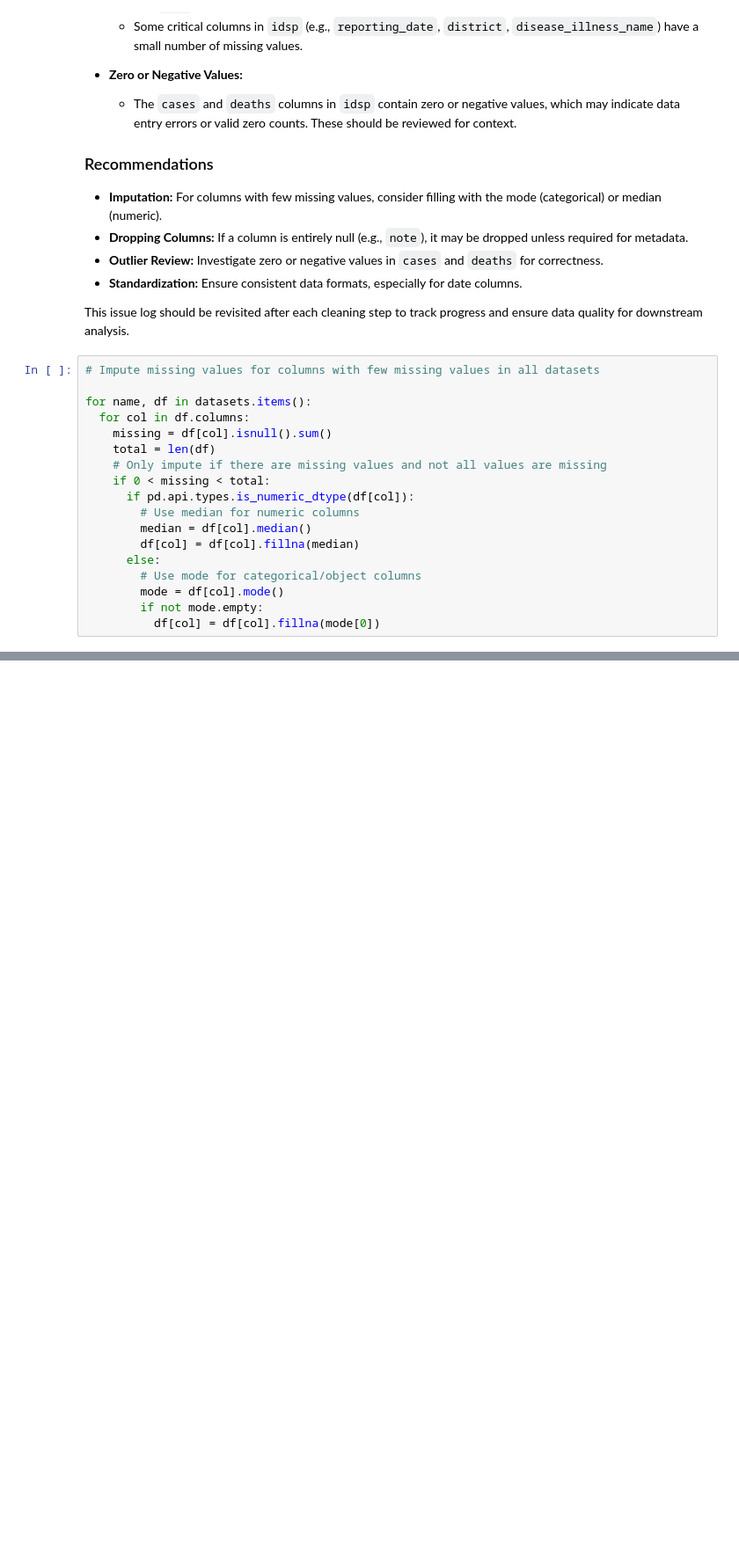
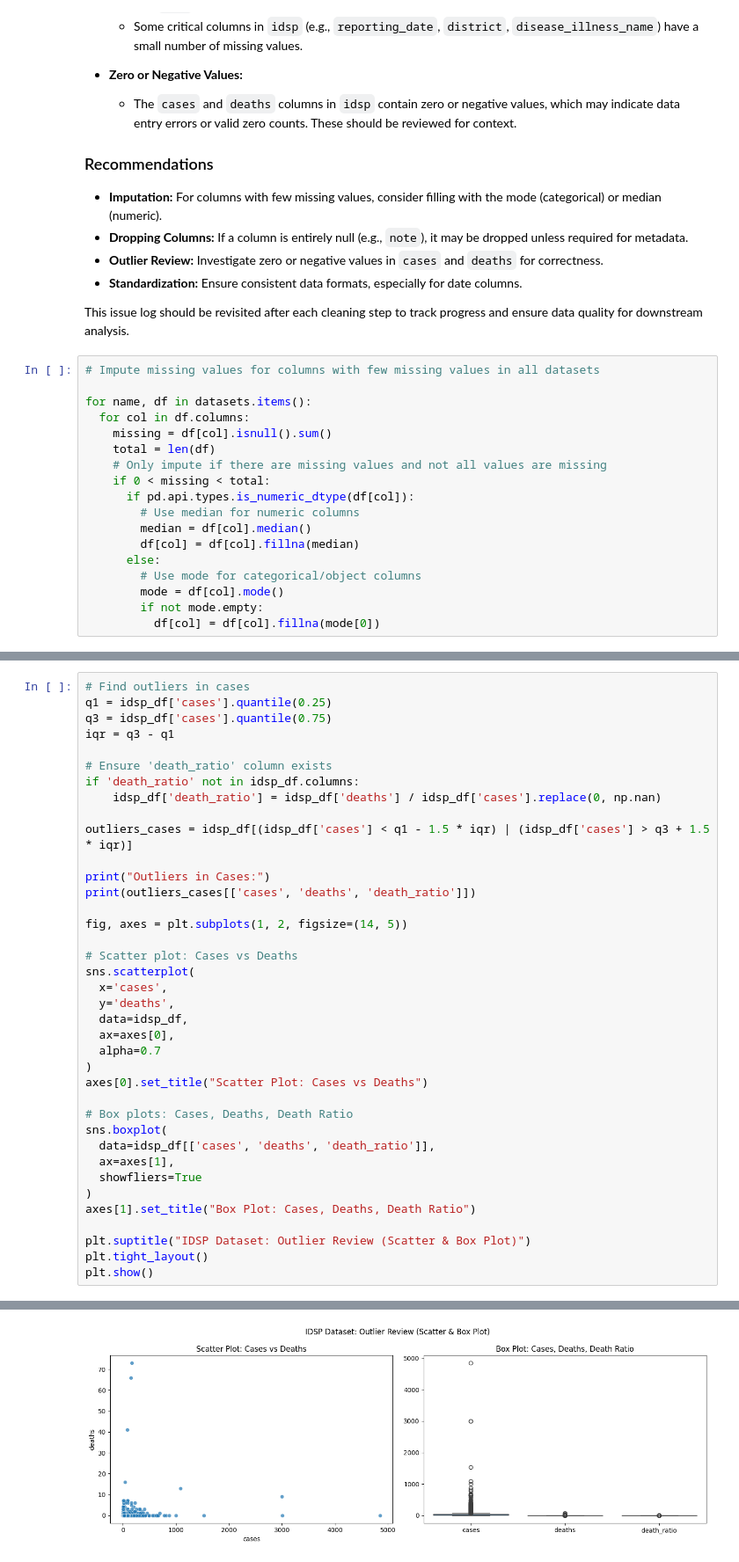
Before and after one commit to sadiqhasanrupani/airpure-innovations-market-analysis, a Jupyter notebook: notebooks/01_data_cleaning.ipynb, the cells around one changed output, grey strips where cells are left out. Shown at 88% size. Cells and saved outputs as stored; diff of their text form; blank space fills up the shorter version.

```diff
--- a/notebooks/01_data_cleaning.ipynb
+++ b/notebooks/01_data_cleaning.ipynb
@@ -386,0 +412,39 @@ for name, df in datasets.items():
+# %%
+# Find outliers in cases
+q1 = idsp_df['cases'].quantile(0.25)
+q3 = idsp_df['cases'].quantile(0.75)
+iqr = q3 - q1
+
+# Ensure 'death_ratio' column exists
+if 'death_ratio' not in idsp_df.columns:
+    idsp_df['death_ratio'] = idsp_df['deaths'] / idsp_df['cases'].replace(0, np.nan)
+
+outliers_cases = idsp_df[(idsp_df['cases'] < q1 - 1.5 * iqr) | (idsp_df['cases'] > q3 + 1.5 * iqr)]
+
+print("Outliers in Cases:")
+print(outliers_cases[['cases', 'deaths', 'death_ratio']])
+
+fig, axes = plt.subplots(1, 2, figsize=(14, 5))
+
+# Scatter plot: Cases vs Deaths
+sns.scatterplot(
+  x='cases',
+  y='deaths',
+  data=idsp_df,
+  ax=axes[0],
+  alpha=0.7
+)
+axes[0].set_title("Scatter Plot: Cases vs Deaths")
+
+# Box plots: Cases, Deaths, Death Ratio
+sns.boxplot(
+  data=idsp_df[['cases', 'deaths', 'death_ratio']],
+  ax=axes[1],
+  showfliers=True
+)
+axes[1].set_title("Box Plot: Cases, Deaths, Death Ratio")
+
+plt.suptitle("IDSP Dataset: Outlier Review (Scatter & Box Plot)")
+plt.tight_layout()
+plt.show()
+# %% [output]
@@ -386,0 +466 @@ for name, df in datasets.items():
+[figure, added]
```
Also changed, not shown: parts of 9 cells of this notebook, 4 other files.
